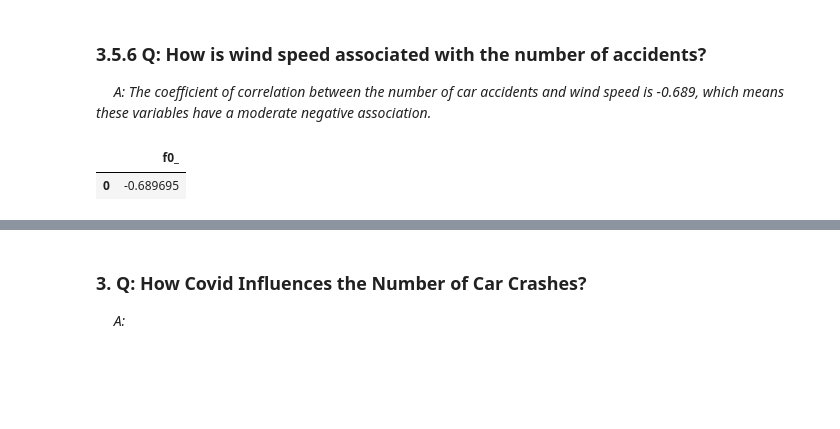
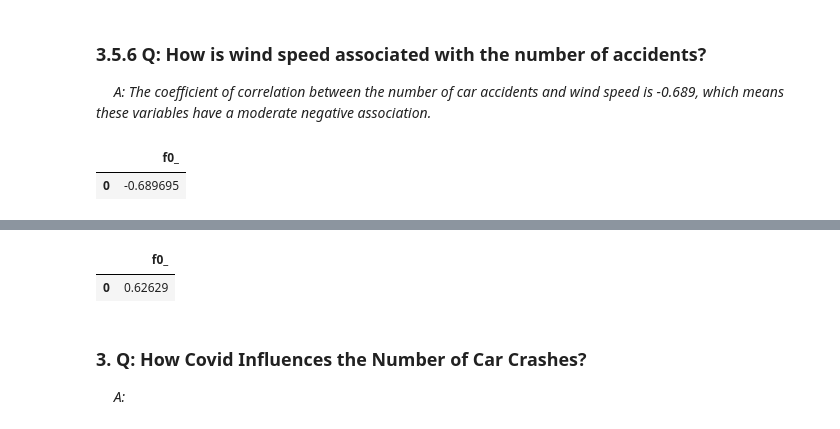
Before and after one commit to KaiyuWang19970221/BA775-teamproject, a Jupyter notebook: team6.ipynb, the cells around one changed output, grey strips where cells are left out. Drawn from its saved outputs; the diff is of its cells as text; code cells hidden in the pictures; blank space fills up the shorter version.

```diff
--- a/team6.ipynb
+++ b/team6.ipynb
@@ -480,3 +536,14 @@ GROUP BY Wind_Speed_mph_)
+# %%
+%%bigquery
+SELECT CORR(Humidity___, num_accident)
+FROM
+(SELECT Humidity___, Count(ID) num_accident
+FROM `ba775-b2-team6.team6.carcrash_MA`
+WHERE EXTRACT(year FROM Start_Time) > 2016 AND IS_NAN(Humidity___) = False
+GROUP BY Humidity___)
+# %% [output]
+|  | f0_ |
+| 0 | 0.62629 |
 # %% [markdown]
 ### 3. Q: How Covid Influences the Number of Car Crashes?
 &emsp;<i> A: </i>
```
Also changed, not shown: parts of 6 cells of this notebook.
